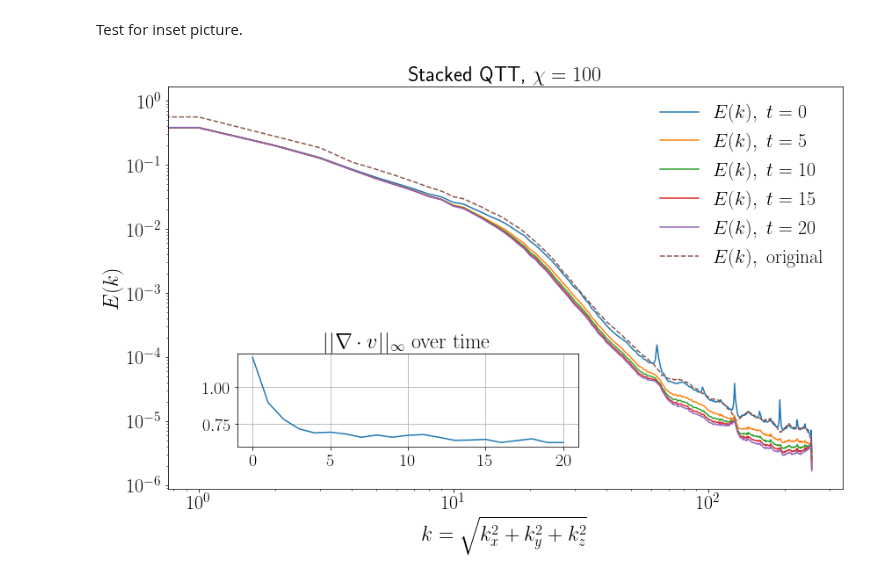
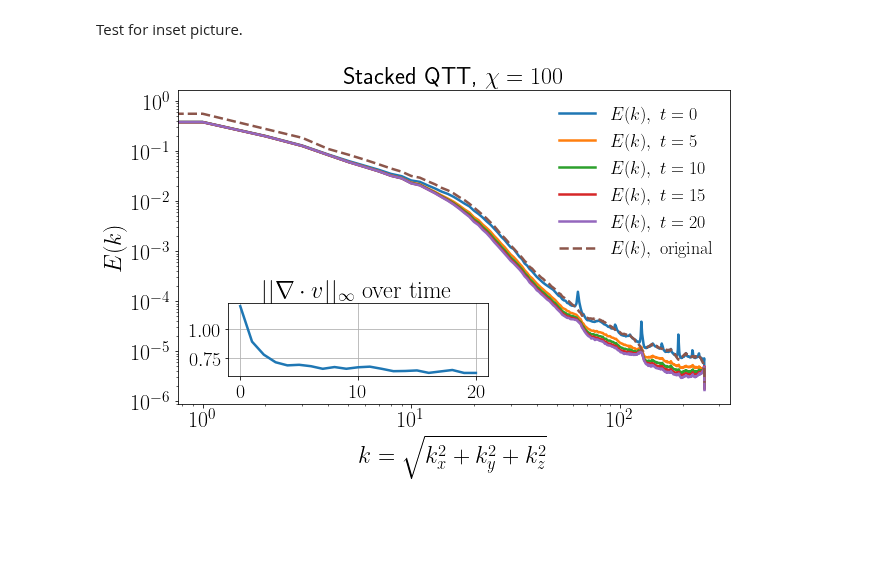
Before and after one commit to stefanopisoni/TN_Turbulence, a Jupyter notebook: 3D_evolution/3D_evolution_plot.ipynb, the cells around one changed output. Saved outputs shown, nothing was run; the diff lists cells and outputs as text; code cells hidden in the pictures; blank space fills up the shorter version.

Commit message:
new plots

```diff
--- a/3D_evolution/3D_evolution_plot.ipynb
+++ b/3D_evolution/3D_evolution_plot.ipynb
@@ -126,12 +126,12 @@ plt.rcParams.update({
     "font.family": "sans-serif",
     "font.sans-serif": ["Computer Modern Sans Serif"],
     "text.latex.preamble": r"\renewcommand{\familydefault}{\sfdefault}",
-    # "lines.linewidth": 2.5,           # thicker lines
-    # "axes.labelsize": 24,
-    # "axes.titlesize": 24,
-    # "legend.fontsize": 20,            # default legend font size (overridden below)
-    # "xtick.labelsize": 22,
-    # "ytick.labelsize": 22
+    "lines.linewidth": 2.5,           # thicker lines
+    "axes.labelsize": 24,
+    "axes.titlesize": 24,
+    "legend.fontsize": 22,            # default legend font size (overridden below)
+    "xtick.labelsize": 22,
+    "ytick.labelsize": 22
 })
 
 # ——— Load energy spectra ———
@@ -157,7 +157,7 @@ div_linf = [
 ]
 
 # ——— Plot ———
-fig = plt.figure(figsize=(12, 8))
+fig = plt.figure(figsize=(9, 6))
 
 # Main energy‐spectrum axis
 ax_main = fig.add_subplot(111)
@@ -175,38 +175,38 @@ if encoding_prefix == "seq":
 elif encoding_prefix == "sta":
     ax_main.set_title(rf'Stacked QTT, $\chi = {bd_max}$', fontsize=24)
 
 ax_main.tick_params(axis='both', which='major', labelsize=22)
 ax_main.tick_params(axis='both', which='minor', labelsize=12)
-ax_main.legend(fontsize=22, loc='upper right', frameon=False)
+ax_main.legend(fontsize=18, loc='upper right', frameon=False)
 
 # ——— Inset parameters ———
-in_w, in_h = 0.45, 0.45   # smaller inset
-left, bottom = 0.19, 0.23 # shift right & up
-pad = 0.04               # less padding
+in_w, in_h = 0.40, 0.40   # smaller inset
+left, bottom = 0.21, 0.26 # shift right & up
+pad = 0.03               # less padding
 
 # Top‐inset: L2 norm
 # ax_l2 = fig.add_axes([left, bottom + in_h/2 + pad, in_w, in_h/2 - pad])
 # ax_l2.plot(times_div, div_l2)
 # # ax_l2.set_xlabel('t', fontsize=12)
 # # ax_l2.set_ylabel(rf'$||\nabla\cdot v||_2$', fontsize=14)
 # ax_l2.set_title(rf'Total $||\nabla\cdot v||_2$ over time', fontsize=14)
 # ax_l2.tick_params(labelsize=10)
 # ax_l2.grid(True)
 
 # Bottom‐inset: Linf norm
 ax_linf = fig.add_axes([left, bottom, in_w, in_h/2 - pad])
 ax_linf.plot(times_div, div_linf)
 # ax_linf.set_xlabel('t', fontsize=12)
 # ax_linf.set_ylabel(rf'$||\nabla\cdot v||_\infty$', fontsize=14)
 ax_linf.set_title(r'$||\nabla\cdot v||_\infty \mathrm{~over~time}$', fontsize=24)
 ax_linf.tick_params(labelsize=20)
 ax_linf.grid(True)
 
 plt.tight_layout()
 plt.savefig(f"Plots/{repo_name}.pdf", format="pdf")
 plt.show()
 # %% [output]
-[figure, old version]
+[figure, new version]
 # %%
 t = 10
 tt.plot_ux_uy_uz_rect(solution[0][t], solution[1][t], solution[2][t], z_slice=0, L=[Li,Li,Li])
```
Also changed, not shown: 3 other files.
